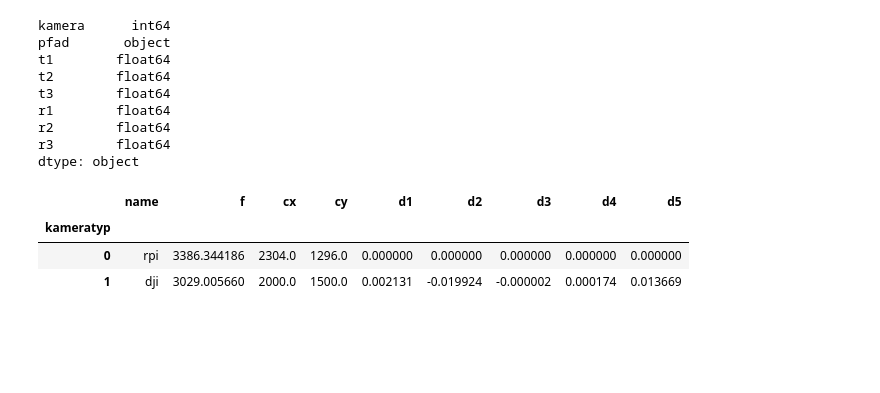
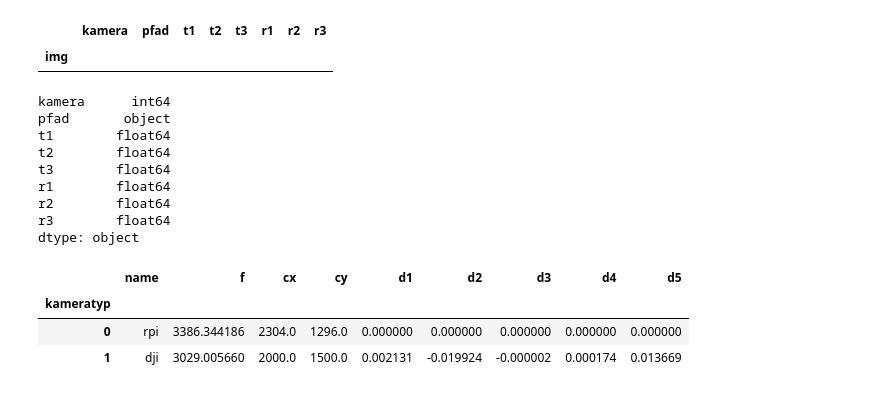
Before and after one commit to FlorianTimm/PhotoBox_Experimente, a Jupyter notebook: aruco_multicamera.ipynb, the cells around one changed output. Drawn from its saved outputs; the diff is of its cells as text; code cells hidden in the pictures; blank space fills up the shorter version.

```diff
--- a/aruco_multicamera.ipynb
+++ b/aruco_multicamera.ipynb
@@ -30,6 +30,11 @@ kameras = pd.DataFrame([], columns=["kamera", "kameratyp", "name", "df", "dcx",
 
 pictures = pd.DataFrame( columns=["img", "kamera",
                         "pfad", "t1", "t2", "t3", "r1", "r2", "r3"],  dtype=float).astype({"img": int, "kamera": int, "pfad": str}).set_index(["img"])
+# %%
+pictures
+# %% [output]
+|  | kamera | pfad | t1 | t2 | t3 | r1 | r2 | r3 |
+| img |  |  |  |  |  |  |  |  |
 # %%
 pictures.dtypes
 # %% [output]
```
Also changed, not shown: parts of 1 cell of this notebook.
